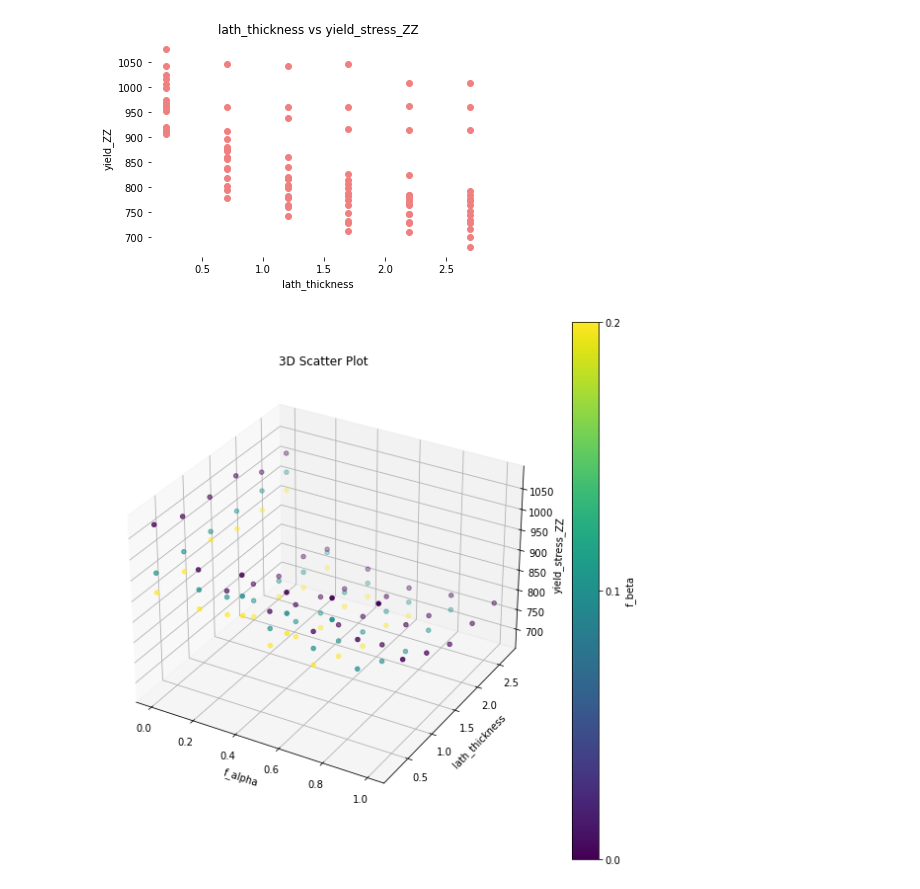
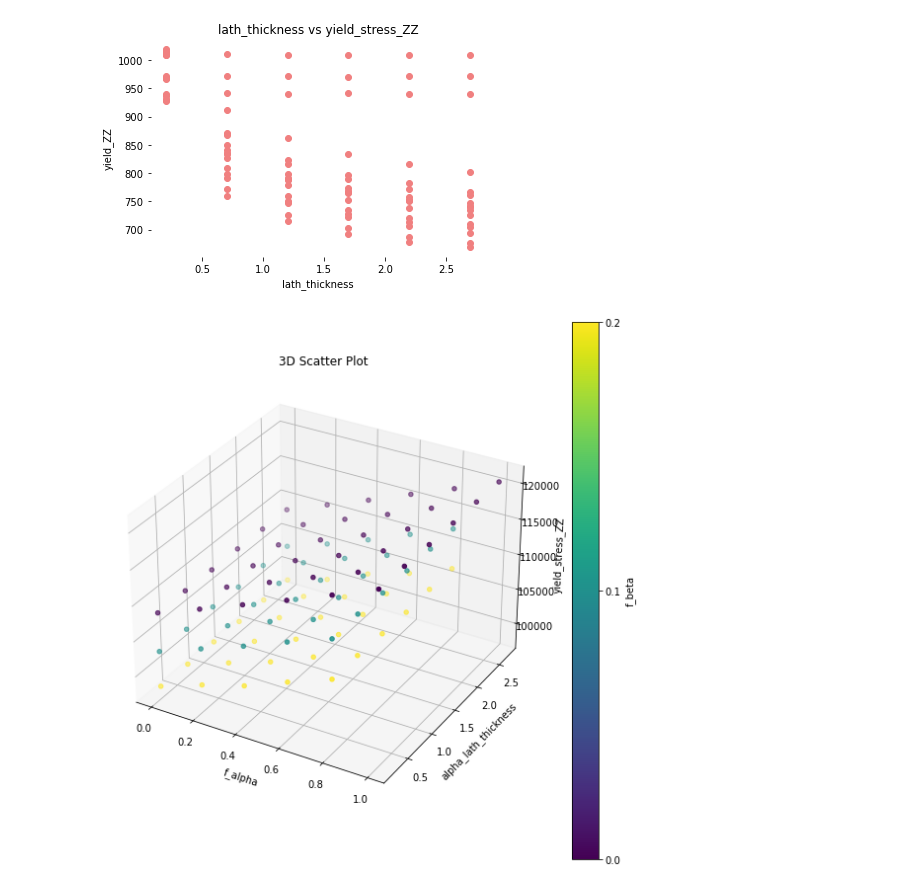
Before and after one commit to lreigbua/Ti64AM_structure_property_ROM, a Jupyter notebook: src/multy_polyfit.ipynb, the cells around one changed output. Cells and saved outputs as stored; diff of their text form; code cells hidden in the pictures.

```diff
--- a/src/multy_polyfit.ipynb
+++ b/src/multy_polyfit.ipynb
@@ -12,7 +12,7 @@ import matplotlib.pyplot as plt
 # %%
 #read a matlab struct from a mat file and save it into a pd dataframe
 
-mat = scipy.io.loadmat('../input/microstructures_object_array_final.mat')
+mat = loadmat('../input/microstructures_object_array_final.mat')
 raw_rows = mat['final_microstructure_array'][0]
 
 column_names = raw_rows[0].dtype.names
@@ -37,11 +37,13 @@ df =  pd.DataFrame(data, columns= column_names )
 num_rows = df.shape[0]
 
 # Separate the last 5 rows into a validation set
-validation_df = df.iloc[num_rows - 5:]
+validation_df = df.iloc[num_rows - 6:]
 
 # The rest of the rows go into the training set
-training_df = df.iloc[:num_rows - 5]
+training_df = df.iloc[:num_rows - 6]
 
 df = training_df
 
-training_df
+validation_df
+
+df["R11"] = df["yield_stress_XX"]/df["yield_stress_ZZ"]
@@ -67,33 +55,33 @@ plt.ylabel('yield_ZZ')
 plt.box(False)
 plt.show()
 # %% [output]
-[figure, old version]
+[figure, new version]
 # %%
 import matplotlib.pyplot as plt
 from mpl_toolkits.mplot3d import Axes3D
 
 # Create a 3D scatter plot
 fig = plt.figure(figsize=(10, 10))
 ax = fig.add_subplot(111, projection='3d')
 
 # Plot the data
-sc = ax.scatter(df['f_alpha'], df['lath_thickness'], df['yield_stress_ZZ'], c=df['f_beta'])
+sc = ax.scatter(df['f_alpha'], df['lath_thickness'], df['Ez'], c=df['f_beta'])
 
 # Set labels and title
 ax.set_xlabel('f_alpha')
-ax.set_ylabel('lath_thickness')
+ax.set_ylabel('alpha_lath_thickness')
 ax.set_zlabel('yield_stress_ZZ')
 ax.set_title('3D Scatter Plot')
 
 # Add a colorbar
 cbar = fig.colorbar(sc, label='f_beta')
 cbar.set_ticks([0.0, 0.1, 0.2])  # Set colorbar ticks to 0.0, 0.1, and 0.2
 
 
 # Show the plot
 plt.show()
 
 # Save the plot to a file
 fig.savefig('../data/plot.jpeg')
 # %% [output]
-[figure, old version]
+[figure, new version]
```
Also changed, not shown: parts of 12 cells of this notebook.
